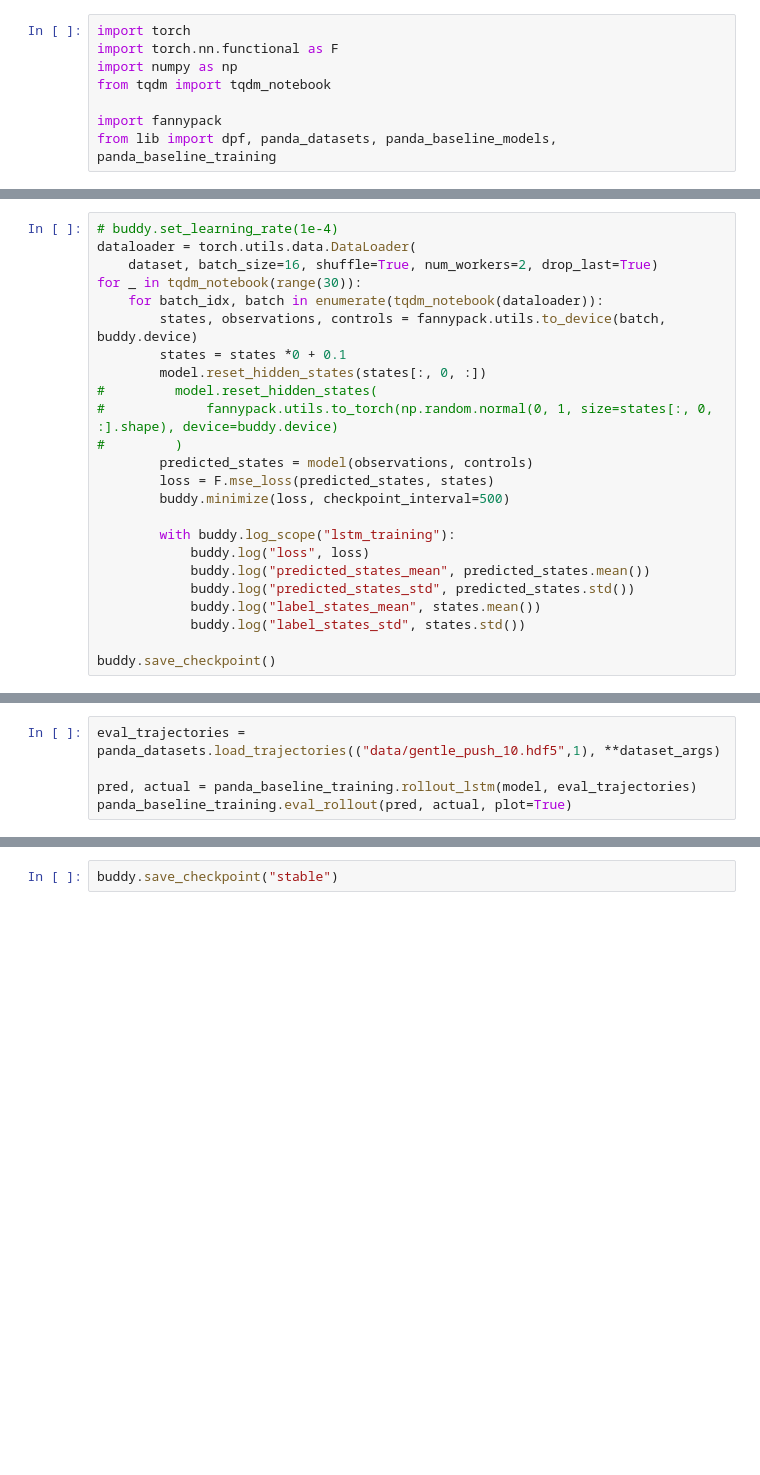
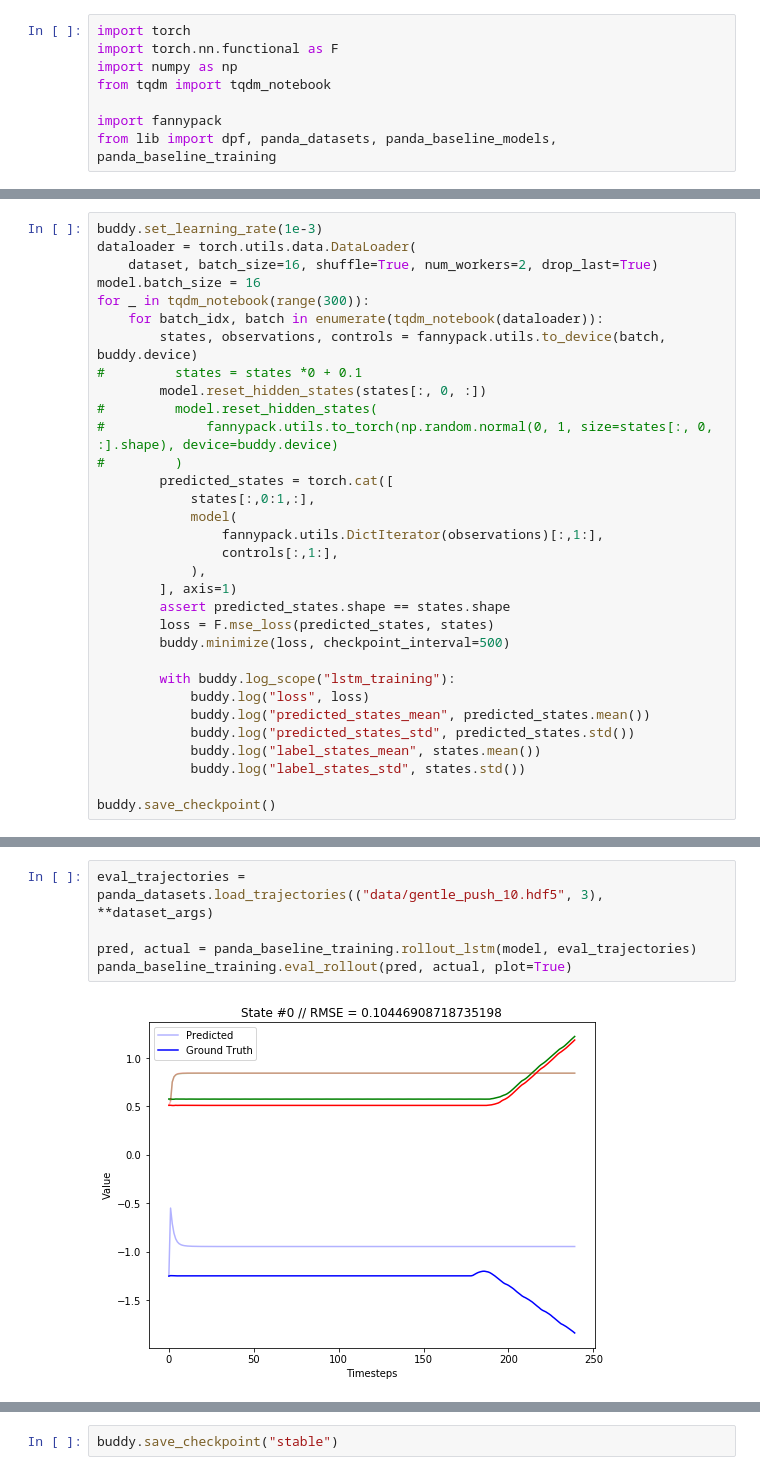
Before and after one commit to HaoWen470/crossmodal_filtering1, a Jupyter notebook: train_baseline_lstm.ipynb, the cells around one changed output, grey strips where cells are left out. Saved outputs shown, nothing was run; the diff lists cells and outputs as text; blank space fills up the shorter version.

```diff
--- a/train_baseline_lstm.ipynb
+++ b/train_baseline_lstm.ipynb
@@ -41,16 +41,24 @@ Creating dataset...
 # %%
-# buddy.set_learning_rate(1e-4)
+buddy.set_learning_rate(1e-3)
 dataloader = torch.utils.data.DataLoader(
     dataset, batch_size=16, shuffle=True, num_workers=2, drop_last=True)
-for _ in tqdm_notebook(range(30)):
+model.batch_size = 16
+for _ in tqdm_notebook(range(300)):
     for batch_idx, batch in enumerate(tqdm_notebook(dataloader)):
         states, observations, controls = fannypack.utils.to_device(batch, buddy.device)
-        states = states *0 + 0.1
+#         states = states *0 + 0.1
         model.reset_hidden_states(states[:, 0, :])
 #         model.reset_hidden_states(
 #             fannypack.utils.to_torch(np.random.normal(0, 1, size=states[:, 0, :].shape), device=buddy.device)
 #         )
-        predicted_states = model(observations, controls)
+        predicted_states = torch.cat([
+            states[:,0:1,:],
+            model(
+                fannypack.utils.DictIterator(observations)[:,1:],
+                controls[:,1:],
+            ),
+        ], axis=1)
+        assert predicted_states.shape == states.shape
         loss = F.mse_loss(predicted_states, states)
         buddy.minimize(loss, checkpoint_interval=500)
 
@@ -71,5 +87,7 @@ buddy.save_checkpoint()
 # %%
-eval_trajectories = panda_datasets.load_trajectories(("data/gentle_push_10.hdf5",1), **dataset_args)
+eval_trajectories = panda_datasets.load_trajectories(("data/gentle_push_10.hdf5", 3), **dataset_args)
 
 pred, actual = panda_baseline_training.rollout_lstm(model, eval_trajectories)
 panda_baseline_training.eval_rollout(pred, actual, plot=True)
+# %% [output]
+[figure, added]
```
Also changed, not shown: parts of 7 cells of this notebook, 2 other files.
